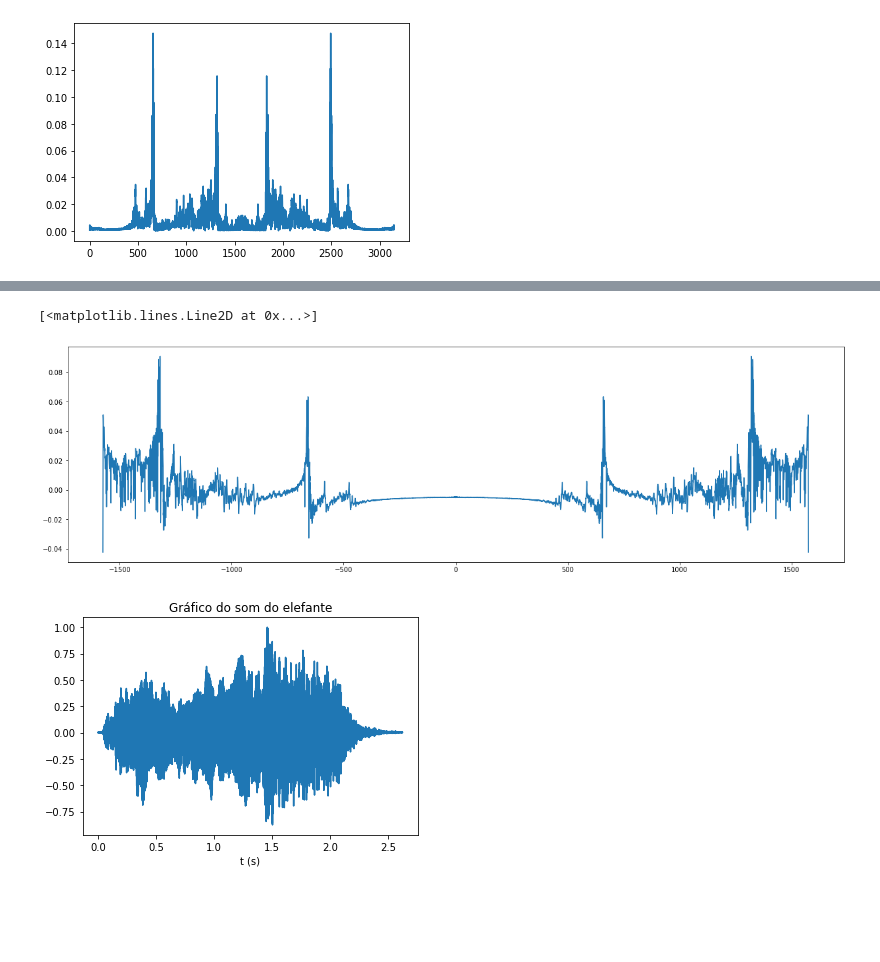
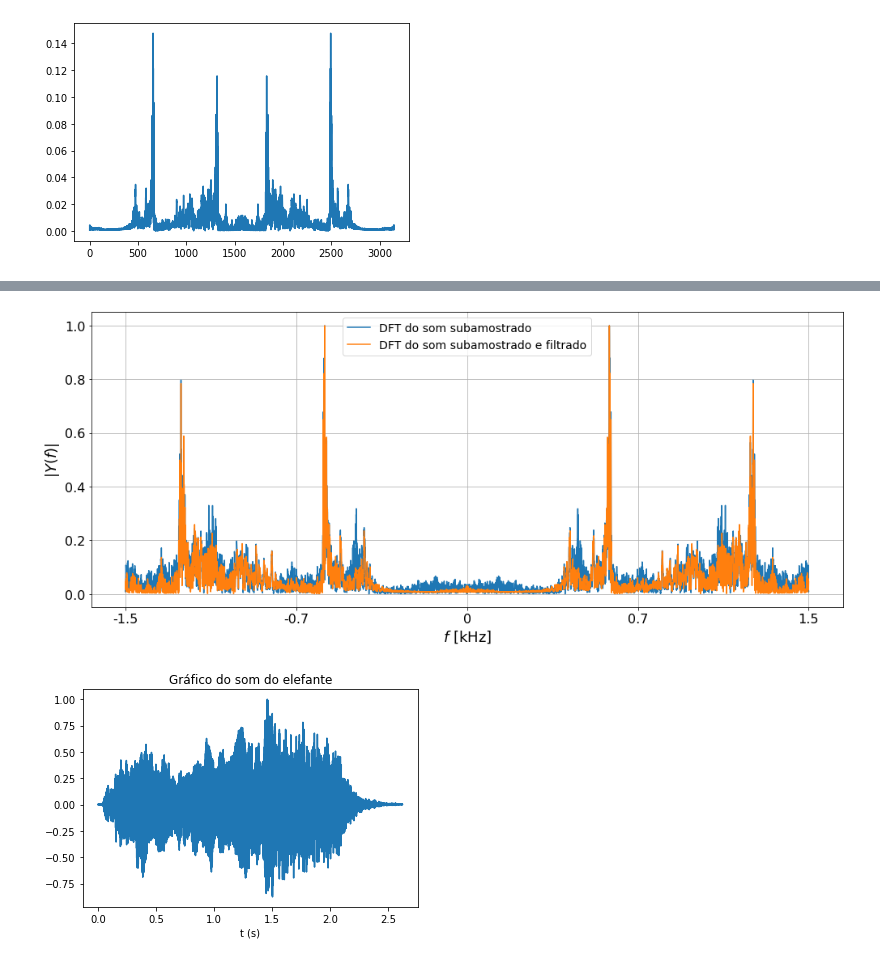
Before and after one commit to gnsoares/UNICAMP_EA619_SystemsAnalysis, a Jupyter notebook: Experimento1/Analisador_espectro - Exploração.ipynb, the cells around one changed output, grey strips where cells are left out. Cells and saved outputs as stored; diff of their text form; code cells hidden in the pictures; blank space fills up the shorter version.

```diff
--- a/Experimento1/Analisador_espectro - Exploração.ipynb
+++ b/Experimento1/Analisador_espectro - Exploração.ipynb
@@ -231,9 +258,22 @@ plt.plot(f_sub, np.roll(fft_som_filtered_subsample, som.size//7//2) / np.max(np.
-# %%
-plt.figure(figsize=(21, 6))
-plt.plot(f[som.size//2 - som.size//7//2:som.size//2 + som.size//7//2 + 1], fft_y_center_sub[som.size//2 - som.size//7//2:som.size//2 + som.size//7//2 + 1] - np.roll(fft_som_filtered_subsample, som.size//7//2) / np.max(np.abs(np.fft.fft(som_filtered_subsample))))
-# %% [output]
-[<matplotlib.lines.Line2D at 0x...>]
-[figure, removed]
+# %%
+fig, ax = plt.subplots(figsize=(14, 6))
+ax.plot(f_sub, fft_y_center_sub, label='DFT do som subamostrado')
+ax.plot(f_sub, np.roll(fft_som_filtered_subsample, som_sub.size//2) / np.max(np.abs(np.fft.fft(som_filtered_subsample))), label='DFT do som subamostrado e filtrado')
+plt.xlabel('$f$ [kHz]', fontsize=18)
+plt.ylabel('|$Y(f)$|', fontsize=18)
+ax.grid(True)
+plt.yticks(fontsize=16)
+plt.xticks(
+    ticks=[-fs/2/7, -fs/4/7, 0, fs/4/7, fs/2/7],
+    labels=[int(np.ceil(-fs/2/7/100))/10, int(np.ceil(-fs//4/7/100))/10, 0, fs//4//7//100/10, fs/2//7//100/10],
+    fontsize=16
+)
+ax.legend(fontsize=14)
+fig.tight_layout()
+fig.savefig('comparacao.png')
+fig.show()
+# %% [output]
+[figure, added]
 # %%
 t = np.arange(som.size)/fs
 plt.plot(t,som);
```
Also changed, not shown: parts of 10 cells of this notebook, 3 other files.
